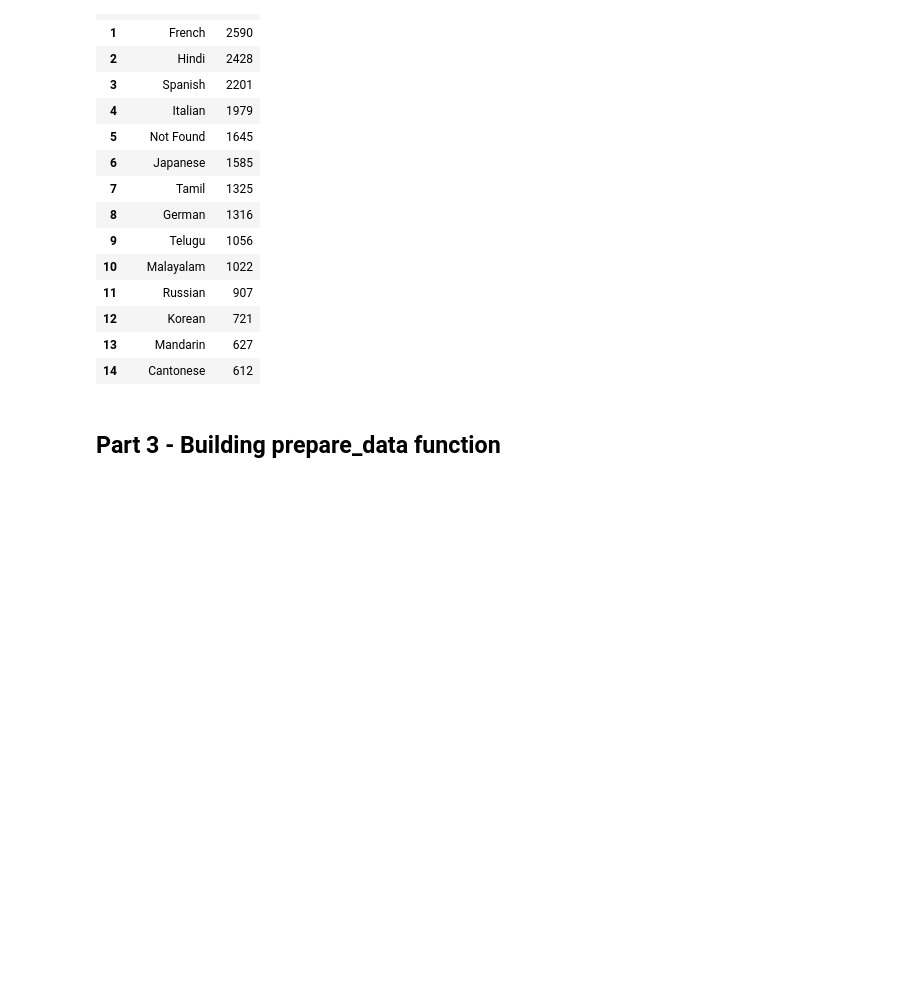
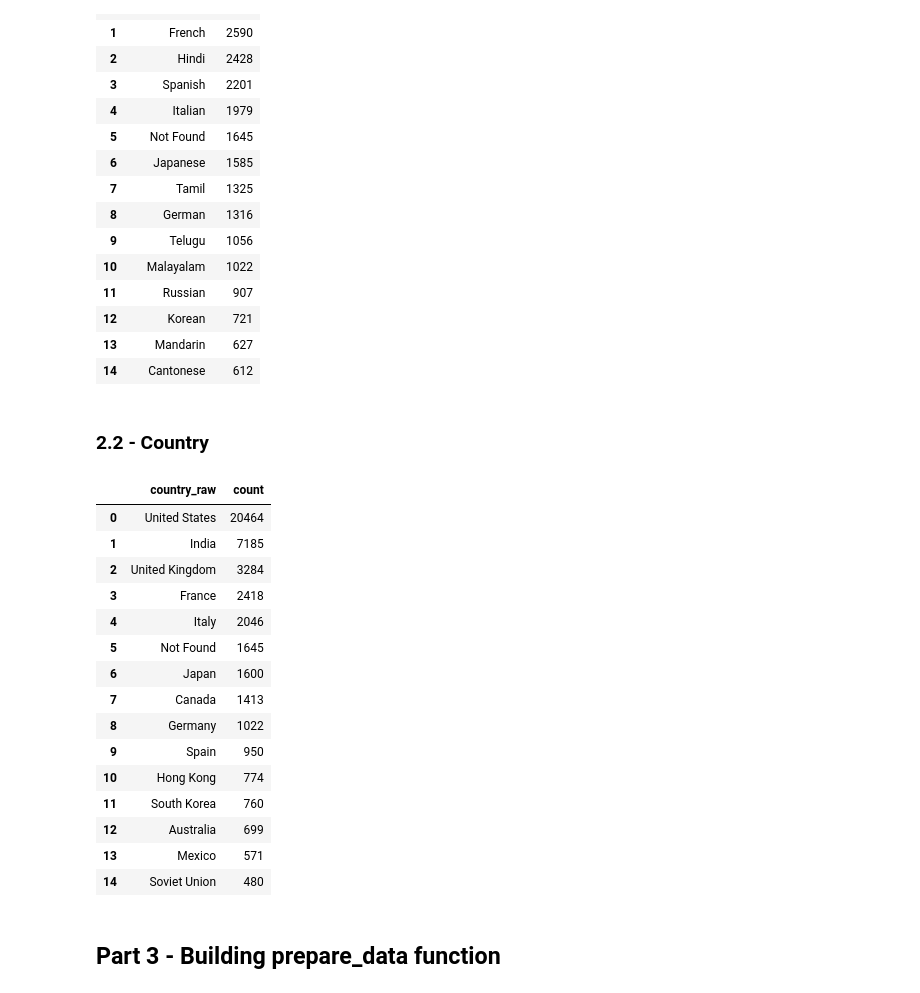
Before and after one commit to BarelAndArad/python-ml-project, a Jupyter notebook: Python_ML_Project.ipynb, the cells around one changed output. Saved outputs shown, nothing was run; the diff lists cells and outputs as text; code cells hidden in the pictures; blank space fills up the shorter version.

```diff
--- a/Python_ML_Project.ipynb
+++ b/Python_ML_Project.ipynb
@@ -144,6 +144,85 @@ language_counts_raw.head(15)
 | 12 | Korean | 721 |
 | 13 | Mandarin | 627 |
 | 14 | Cantonese | 612 |
+# %% [markdown]
+### 2.2 - Country
+# %%
+def split_country_cell(value):
+
+    if pd.isna(value):
+        return []
+
+    # אם זה כבר רשימה
+    if isinstance(value, list):
+        items = value
+
+    else:
+        text = str(value).strip()
+
+        # ניסיון להפוך סטרינג של רשימה לרשימה אמיתית
+        try:
+            parsed = ast.literal_eval(text)
+
+            if isinstance(parsed, list):
+                items = parsed
+            else:
+                items = [text]
+
+        except:
+            # פיצול אם יש כמה מדינות בתוך סטרינג
+            items = re.split(r'\||/|,| and ', text)
+
+    cleaned = []
+
+    for item in items:
+
+        item = str(item).strip()
+
+        # הסרת סוגריים והערות
+        item = re.sub(r'\[.*?\]', '', item)
+        item = re.sub(r'\(.*?\)', '', item)
+
+        item = item.strip()
+
+        if item != '':
+            cleaned.append(item)
+
+    return cleaned
+
+
+country_df = df[['Country']].copy()
+
+country_df['Country_split'] = country_df['Country'].apply(split_country_cell)
+
+countries_exploded = country_df.explode('Country_split')
+
+country_counts_raw = (
+    countries_exploded['Country_split']
+    .dropna()
+    .value_counts()
+    .reset_index()
+)
+
+country_counts_raw.columns = ['country_raw', 'count']
+
+country_counts_raw.head(15)
+# %% [output]
+|  | country_raw | count |
+| 0 | United States | 20464 |
+| 1 | India | 7185 |
+| 2 | United Kingdom | 3284 |
+| 3 | France | 2418 |
+| 4 | Italy | 2046 |
+| 5 | Not Found | 1645 |
+| 6 | Japan | 1600 |
+| 7 | Canada | 1413 |
+| 8 | Germany | 1022 |
+| 9 | Spain | 950 |
+| 10 | Hong Kong | 774 |
+| 11 | South Korea | 760 |
+| 12 | Australia | 699 |
+| 13 | Mexico | 571 |
+| 14 | Soviet Union | 480 |
 # %% [markdown]
 ## Part 3 - Building prepare_data function
 # %% [markdown]
```
Also changed, not shown: parts of 18 cells of this notebook.
